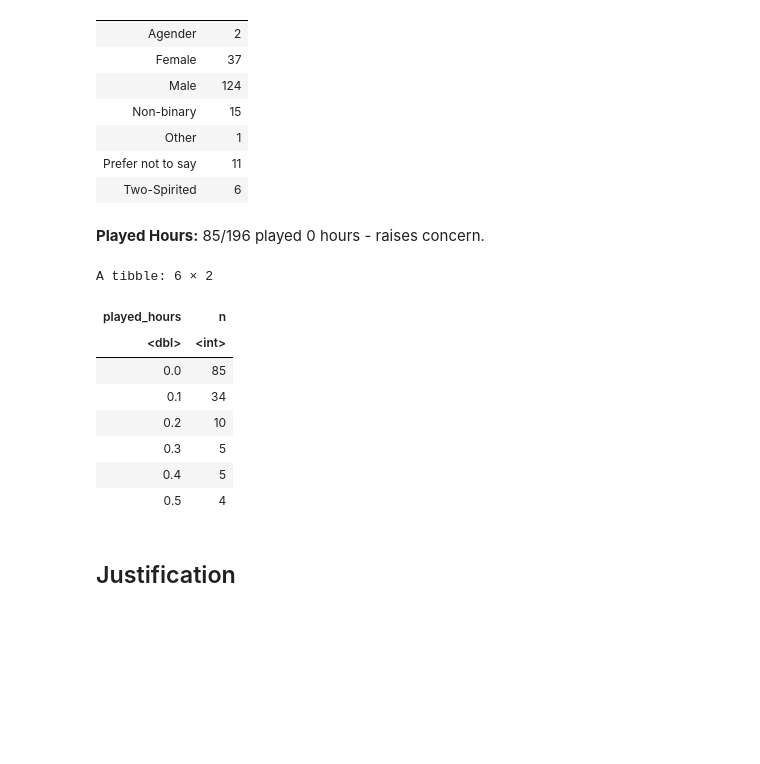
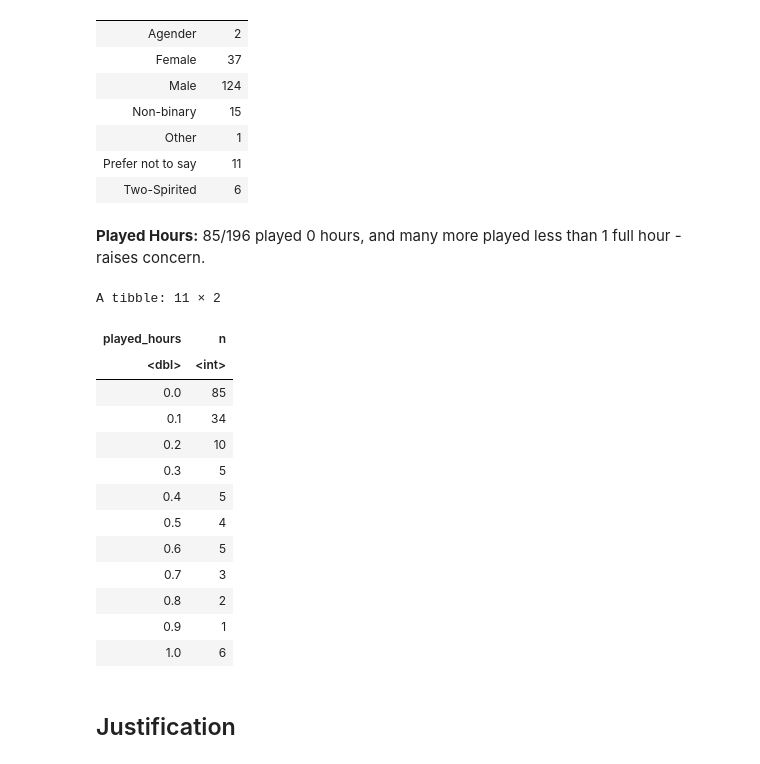
Before and after one commit to sabineelsaadany/Final_Project, a Jupyter notebook: Group_23_Final_Project.ipynb, the cells around one changed output. Saved outputs shown, nothing was run; the diff lists cells and outputs as text; code cells hidden in the pictures; blank space fills up the shorter version.

```diff
--- a/Group_23_Final_Project.ipynb
+++ b/Group_23_Final_Project.ipynb
@@ -127,22 +127,27 @@ A tibble: 7 × 2
 | Prefer not to say | 11 |
 | Two-Spirited | 6 |
 # %% [markdown]
-**Played Hours:** 85/196 played 0 hours - raises concern.
+**Played Hours:** 85/196 played 0 hours, and many more played less than 1 full hour - raises concern.
 # %%
 played_hours_count <- players|>
 count(played_hours)
 
-head(played_hours_count)
+head(played_hours_count, 11)
 # %% [output]
-A tibble: 6 × 2
+A tibble: 11 × 2
 | played_hours | n |
 | <dbl> | <int> |
 | 0.0 | 85 |
 | 0.1 | 34 |
 | 0.2 | 10 |
 | 0.3 | 5 |
 | 0.4 | 5 |
 | 0.5 | 4 |
+| 0.6 | 5 |
+| 0.7 | 3 |
+| 0.8 | 2 |
+| 0.9 | 1 |
+| 1.0 | 6 |
 # %% [markdown]
 ## Justification
 # %% [markdown]
```
Also changed, not shown: parts of 8 cells of this notebook.
